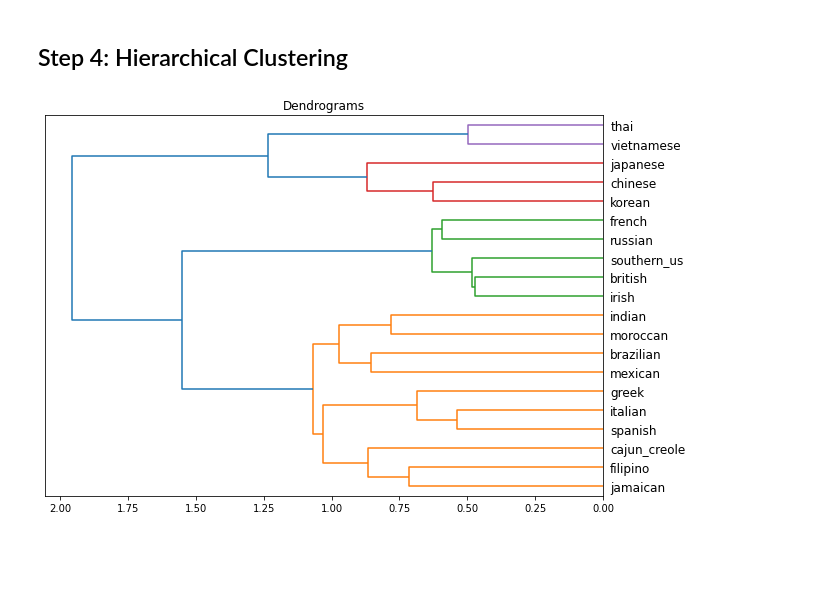
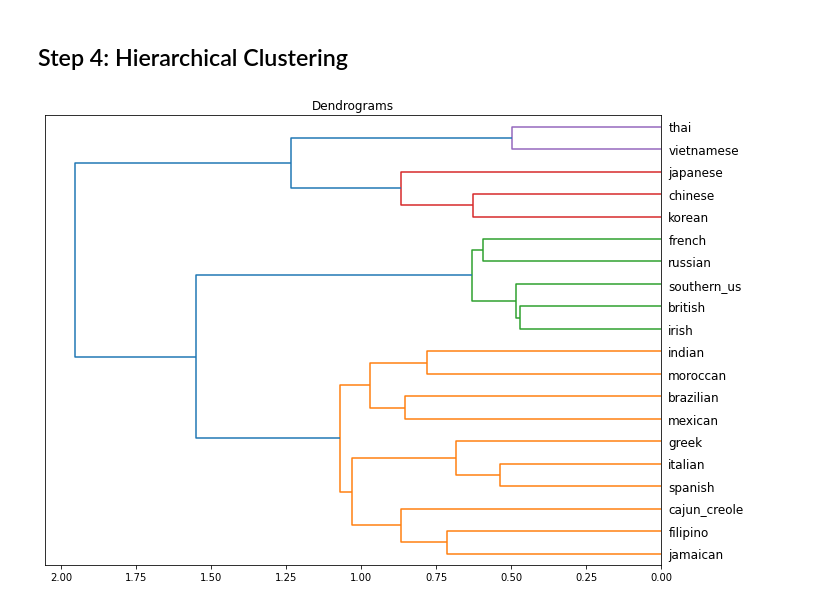
Before and after one commit to amichaelsen/cooking-cuisine-analysis, a Jupyter notebook: clustering/clustering-analysis.ipynb, the cells around one changed output. Drawn from its saved outputs; the diff is of its cells as text; code cells hidden in the pictures; blank space fills up the shorter version.

```diff
--- a/clustering/clustering-analysis.ipynb
+++ b/clustering/clustering-analysis.ipynb
@@ -183,13 +184,14 @@ train_tfidf = pd.DataFrame(data=tfidf.transform(train_ingred_counts).toarray(),
 # %%
 from scipy.cluster.hierarchy import dendrogram, linkage
 plt.figure(figsize=(10, 7))
 plt.title("Dendrograms")
 dend = dendrogram(linkage(train_tfidf, method='ward'),
                       labels=train_tfidf.index.tolist(),
                       truncate_mode=None,
                       orientation="left",
                       color_threshold=1.2,
                       count_sort="descending")
+plt.tight_layout()
 plt.savefig("../figures/clustering_dendrogram.jpg")
 # %% [output]
-[figure, old version]
+[figure, new version]
```
Also changed, not shown: parts of 2 cells of this notebook, 2 other files.
